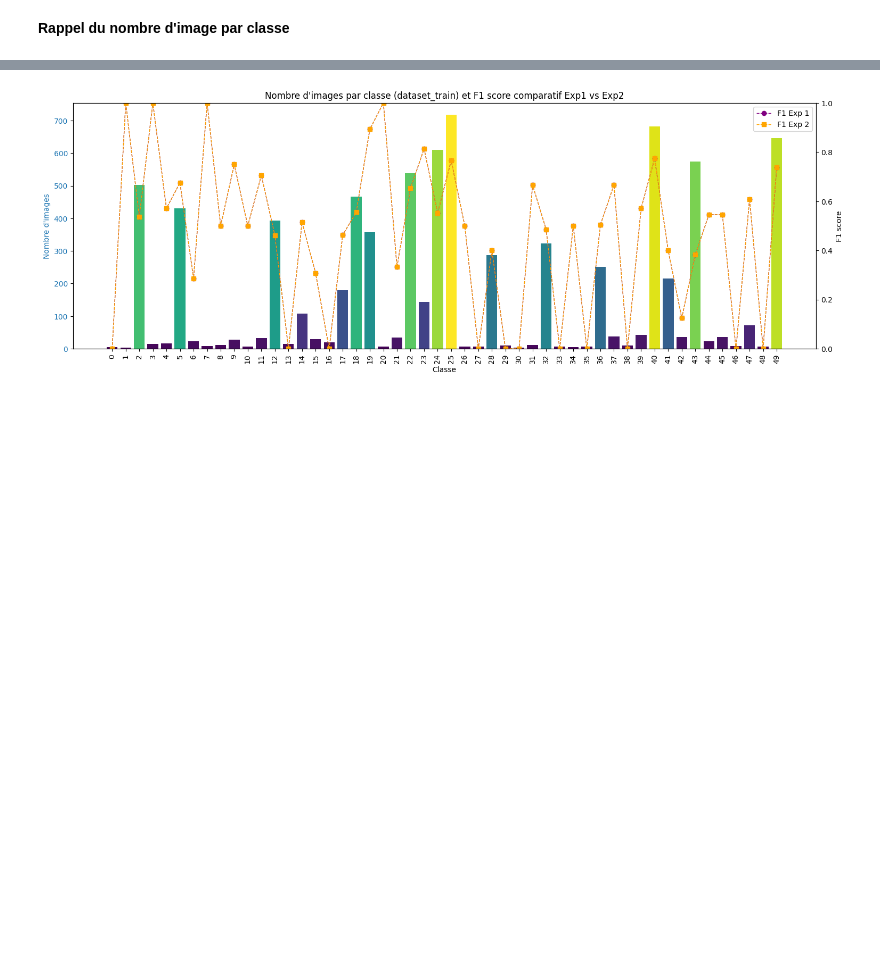
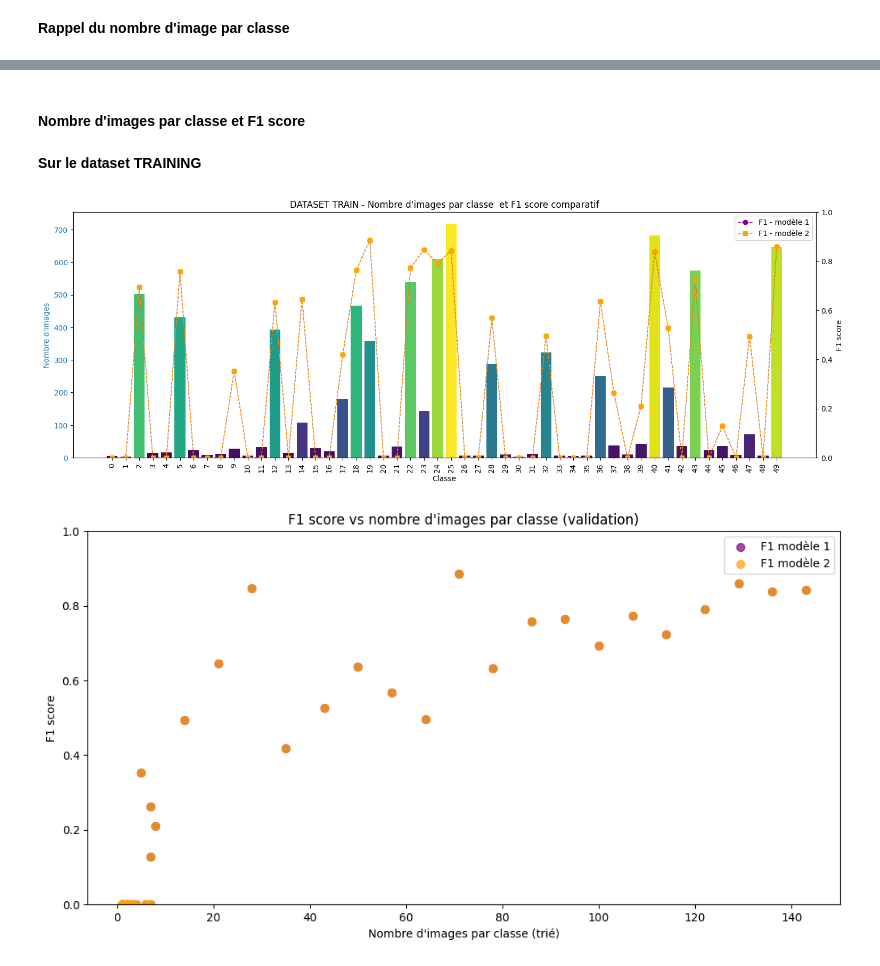
Before and after one commit to alextonon/Hackaton_abeilles_tigres, a Jupyter notebook: notebooks/analyse_résultats.ipynb, the cells around one changed output, grey strips where cells are left out. Drawn from its saved outputs; the diff is of its cells as text; code cells hidden in the pictures; blank space fills up the shorter version.

```diff
--- a/notebooks/analyse_résultats.ipynb
+++ b/notebooks/analyse_résultats.ipynb
@@ -24,0 +30,4 @@ FileNotFoundError: [Errno 2] No such file or directory: 'training_log.csv'
+# %%
+# noms des dossiers de résultats
+resultats_folder_name_ref = "ResnetFineTune_temp_17h27"
+resultats_folder_name_2 = "ResnetFineTune_temp_17h27"
@@ -24,0 +36,4 @@ FileNotFoundError: [Errno 2] No such file or directory: 'training_log.csv'
+# %%
+
+resultats1_path = os.path.join("..", "results", resultats_folder_name_ref)
+resultats2_path = os.path.join("..", "results", resultats_folder_name_2)
@@ -24,0 +186,12 @@ FileNotFoundError: [Errno 2] No such file or directory: 'training_log.csv'
+# %%
+df_log1 = json_to_training_df(os.path.join(resultats1_path, "training_monitor.json"))
+df_log2 = json_to_training_df(os.path.join(resultats2_path, "training_monitor.json"))
+
+df_confusion_matrix1 = pd.read_csv(os.path.join(resultats1_path, "confusion_matrix_epoch_0.csv"))
+df_confusion_matrix2 = pd.read_csv(os.path.join(resultats2_path, "confusion_matrix_epoch_0.csv"))
+
+best_epoch_modele_1 = get_best_epoch(resultats1_path, pattern="best_model_epoch_(\d+).pth")
+best_epoch_modele_2 = get_best_epoch(resultats2_path, pattern="best_model_epoch_(\d+).pth")
+
+df_metrics_per_class1 = json_to_class_metrics_df(os.path.join(resultats1_path, "training_monitor.json"), epoch=best_epoch_modele_1)
+df_metrics_per_class2 = json_to_class_metrics_df(os.path.join(resultats2_path, "training_monitor.json"), epoch=best_epoch_modele_2)
@@ -191,3 +540,7 @@ ValueError: Unable to determine Axes to steal space for Colorbar. Either provide
+# %% [markdown]
+#### **Nombre d'images par classe et F1 score**
+# %% [markdown]
+**Sur le dataset TRAINING**
 # %%
 import pandas as pd
 import matplotlib.pyplot as plt
@@ -207,8 +560,9 @@ class_counts = df['label'].value_counts().sort_index()
 df_metrics1 = df_metrics_per_class1.sort_values("class")
 df_metrics2 = df_metrics_per_class2.sort_values("class")
 
-f1_exp1 = df_metrics1['f1_score'].values
-f1_exp2 = df_metrics2['f1_score'].values
+f1_exp1 = df_metrics1['train_f1_score'].values
+f1_exp2 = df_metrics2['train_f1_score'].values
+
 
 classes = class_counts.index
 
@@ -216,34 +570,67 @@ classes = class_counts.index
 norm = class_counts / class_counts.max()
 colors = cm.viridis(norm)
 
 # --- Création du graphique ---
 fig, ax1 = plt.subplots(figsize=(18,6))
 
 # Barres : nombre d'images par classe
 bars = ax1.bar(classes, class_counts.values, color=colors, label='Nombre d\'images')
 ax1.set_xlabel("Classe")
 ax1.set_ylabel("Nombre d'images", color='tab:blue')
 ax1.tick_params(axis='y', labelcolor='tab:blue')
 ax1.set_xticks(classes)
 ax1.set_xticklabels(classes, rotation=90)
 
 # Axe secondaire pour F1 scores
 ax2 = ax1.twinx()
-ax2.plot(classes, f1_exp1, color='purple', marker='o', linestyle='--', linewidth=1, label='F1 Exp 1')
-ax2.plot(classes, f1_exp2, color='orange', marker='s', linestyle='--', linewidth=1, label='F1 Exp 2')
+ax2.plot(classes, f1_exp1, color='purple', marker='o', linestyle='--', linewidth=1, label=f'F1 - {nom_modele_1}')
+ax2.plot(classes, f1_exp2, color='orange', marker='s', linestyle='--', linewidth=1, label=f'F1 - {nom_modele_2}')
 ax2.set_ylabel("F1 score", color='black')
 ax2.tick_params(axis='y', labelcolor='black')
 ax2.set_ylim(0, 1)  # F1 entre 0 et 1
 
 # Légende combinée
 lines_labels = [ax2.get_legend_handles_labels()]
 lines, labels = [], []
 for lh, lb in lines_labels:
     lines += lh
     labels += lb
 ax2.legend(lines, labels, loc='upper right')
 
-plt.title("Nombre d'images par classe (dataset_train) et F1 score comparatif Exp1 vs Exp2")
+plt.title("DATASET TRAIN - Nombre d'images par classe  et F1 score comparatif")
+
+
+# Charger le CSV du nombre d'images par classe
+df_val_counts = pd.read_csv("val_class_counts.csv")
+df_val_counts = df_val_counts.sort_values("num_images")  # tri par nombre d'images
+
+# Récupérer les classes et le nombre d'images
+classes = df_val_counts['class'].values
+num_images = df_val_counts['num_images'].values
+
+# F1 scores triés dans le même ordre que num_images
+df_metrics1_sorted = df_metrics_per_class1.set_index('class').loc[classes]
+df_metrics2_sorted = df_metrics_per_class2.set_index('class').loc[classes]
+
+f1_train1 = df_metrics1_sorted['train_f1_score'].values
+f1_train2 = df_metrics2_sorted['train_f1_score'].values
+
+# Création du graphique
+plt.figure(figsize=(12,6))
+plt.scatter(num_images, f1_train1, color='purple', label=f'F1 {nom_modele_1}', s=50, alpha=0.7)
+plt.scatter(num_images, f1_train2, color='orange', label=f'F1 {nom_modele_2}', s=50, alpha=0.7)
+
+# Optionnel : relier chaque classe pour voir la différence entre Exp1 et Exp2
+for i in range(len(num_images)):
+    plt.plot([num_images[i], num_images[i]], [f1_train1[i], f1_train2[i]], color='gray', linestyle=':', linewidth=0.8)
+
+plt.xlabel("Nombre d'images par classe (trié)")
+plt.ylabel("F1 score")
+plt.title("F1 score vs nombre d'images par classe (validation)")
+plt.ylim(0,1)
+plt.legend()
+
 plt.show()
 # %% [output]
-[figure, old version]
+[figure, new version]
+[figure, added]
```
Also changed, not shown: parts of 38 cells of this notebook.
